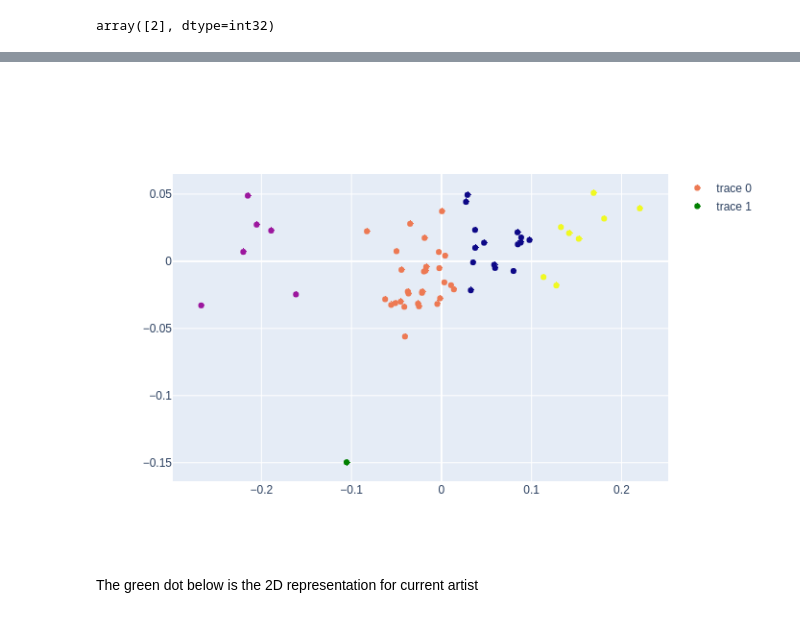
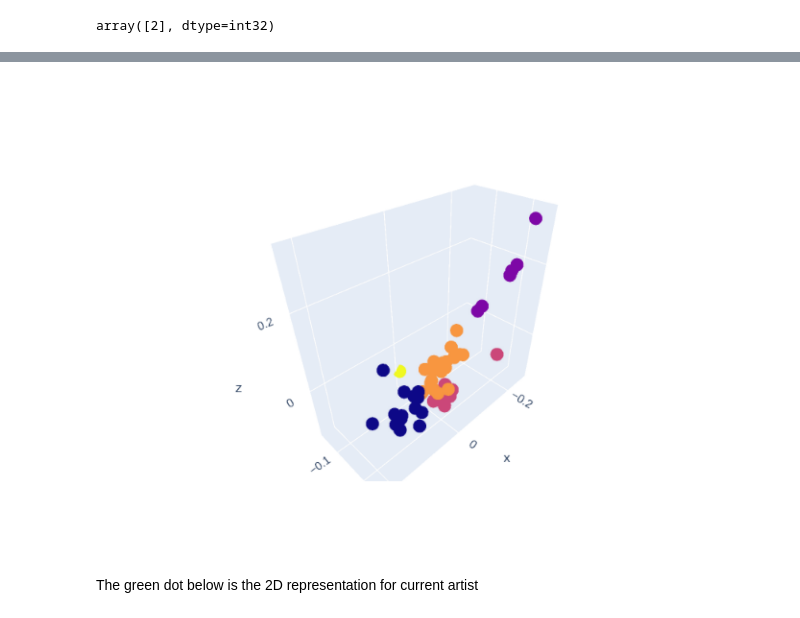
Before and after one commit to mihirahuja1/Spotify-Artist-Region-Discovery, a Jupyter notebook: Model_PCA_Clustering.ipynb, the cells around one changed output, grey strips where cells are left out. Drawn from its saved outputs; the diff is of its cells as text; code cells hidden in the pictures.

```diff
--- a/Model_PCA_Clustering.ipynb
+++ b/Model_PCA_Clustering.ipynb
@@ -418,4 +453,4 @@ artist_meta_info_PCA['Name']='Led_Zepplin'
 # %%
-final_position_of_artist = artist_meta_info_PCA.groupby('Name')['pc1','pc2'].mean().reset_index()
+final_position_of_artist = artist_meta_info_PCA.groupby('Country')['pc1','pc2','pc3'].mean().reset_index()
 # %% [output]
 Indexing with multiple keys (implicitly converted to a tuple of keys) will be deprecated, use a list instead.
@@ -422,3 +462,9 @@ Indexing with multiple keys (implicitly converted to a tuple of keys) will be de
+# %%
+final_position_of_artist['Label'] = 4
+# %%
+column_names = ['pc1',	'pc2',	'pc3','Label','Country']
+
+final_position_of_artist = final_position_of_artist.reindex(columns=column_names)
 # %%
 final_position_of_artist
 # %% [output]
@@ -432,0 +501,2 @@ array([2], dtype=int32)
+# %%
+X = X.append(final_position_of_artist)
@@ -436,11 +526,16 @@ array([2], dtype=int32)
 fig = go.Figure()
 
 # Add traces
-fig.add_trace(go.Scatter(x=X["pc1"], y=X["pc2"],marker_color=X["Label"],
+# fig.add_trace(go.Scatter_3d(x=X["pc1"], y=X["pc2"],z=X["pc3"],marker_color=X["Label"],
+#                     mode='markers',text=X['Country']
+#                     ))
+# fig.add_trace(go.Scatter_3d(x=final_position_of_artist["pc1"], y=final_position_of_artist["pc2"],z = final_position_of_artist["pc3"],marker_color='green',
+#                     mode='markers'
+#                     ))
+
+fig = go.Figure(data=[go.Scatter3d(x=X["pc1"], y=X["pc2"],z=X["pc3"],marker_color=X["Label"],
                     mode='markers',text=X['Country']
-                    ))
-fig.add_trace(go.Scatter(x=final_position_of_artist["pc1"], y=final_position_of_artist["pc2"],marker_color='green',
-                    mode='markers'
-                    ))
+                    )])
+fig.show()
 display(Image(pio.to_image(fig, format='png')))
 # %% [output]
@@ -447,4 +543,4 @@ display(Image(pio.to_image(fig, format='png')))
-[figure, old version]
+[figure, new version]
 # %% [markdown]
 The green dot below is the 2D representation for current artist
 # %%
```
Also changed, not shown: parts of 38 cells of this notebook.
